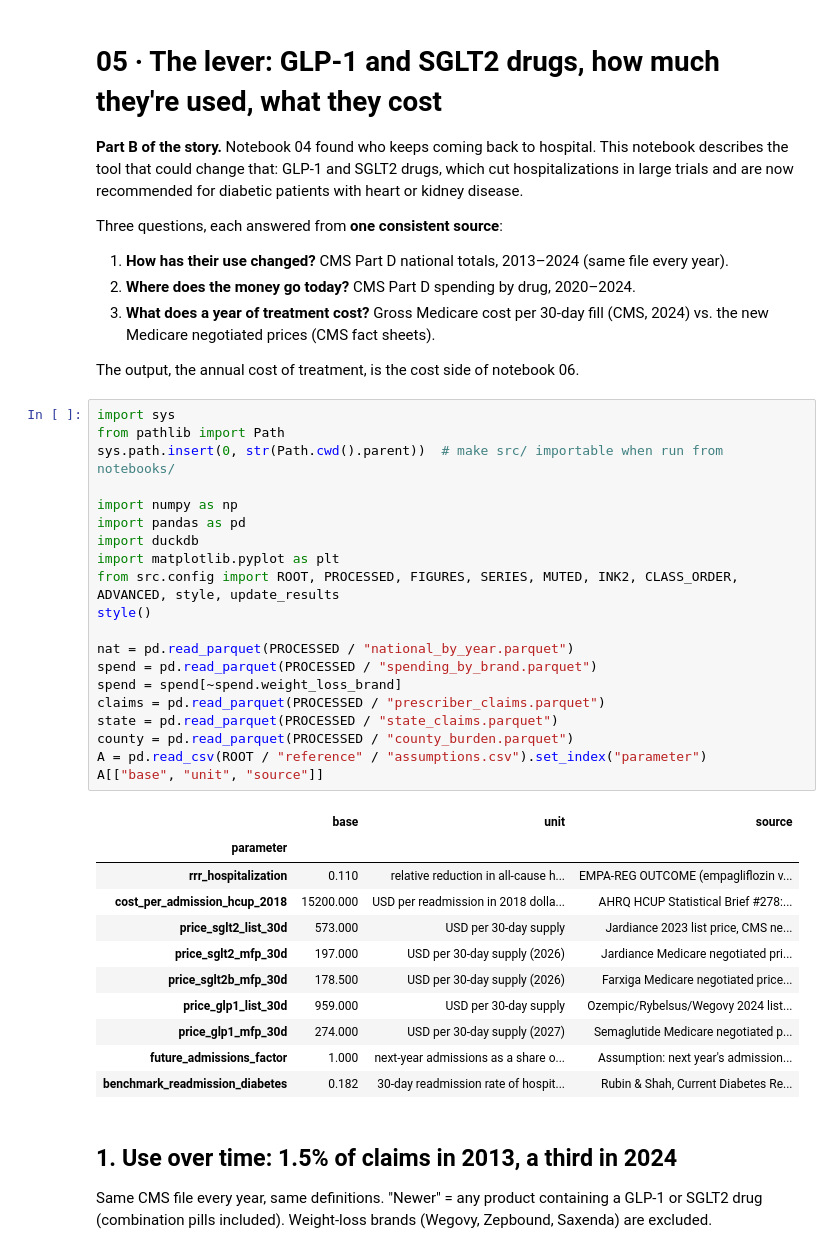
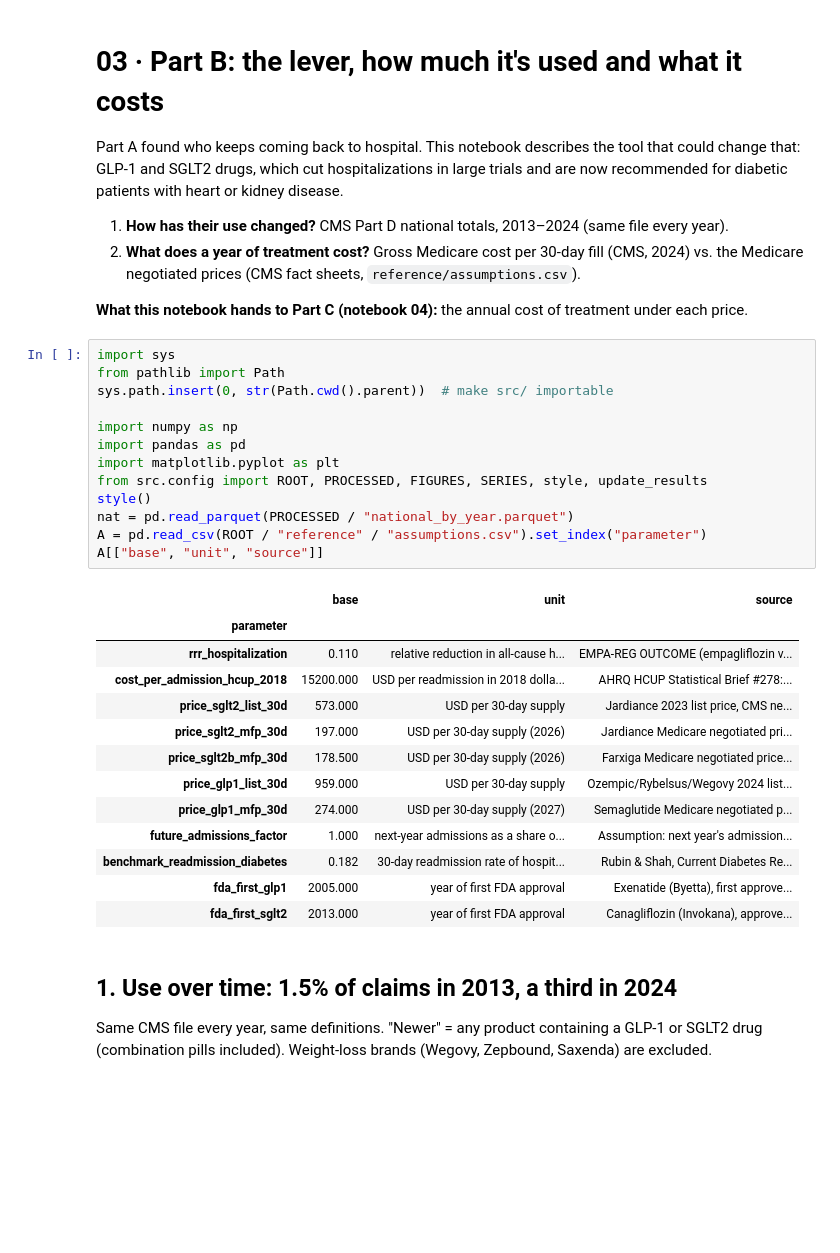
Before and after one commit to Dyuthiv05/personal-project, a Jupyter notebook: notebooks/03_part_b_drugs.ipynb, the cells around one changed output. Saved outputs shown, nothing was run; the diff lists cells and outputs as text; blank space fills up the shorter version.

```diff
--- a/notebooks/05_the_lever_use_and_cost.ipynb
+++ b/notebooks/03_part_b_drugs.ipynb
@@ -1,47 +1,39 @@
 # %% [markdown]
-# 05 · The lever: GLP-1 and SGLT2 drugs, how much they're used, what they cost
+# 03 · Part B: the lever, how much it's used and what it costs
 
-**Part B of the story.** Notebook 04 found who keeps coming back to hospital. This notebook describes the tool that could change that: GLP-1 and SGLT2 drugs, which cut hospitalizations in large trials and are now recommended for diabetic patients with heart or kidney disease.
-
-Three questions, each answered from **one consistent source**:
+Part A found who keeps coming back to hospital. This notebook describes the tool that could change that: GLP-1 and SGLT2 drugs, which cut hospitalizations in large trials and are now recommended for diabetic patients with heart or kidney disease.
 
 1. **How has their use changed?** CMS Part D national totals, 2013–2024 (same file every year).
-2. **Where does the money go today?** CMS Part D spending by drug, 2020–2024.
-3. **What does a year of treatment cost?** Gross Medicare cost per 30-day fill (CMS, 2024) vs. the new Medicare negotiated prices (CMS fact sheets).
+2. **What does a year of treatment cost?** Gross Medicare cost per 30-day fill (CMS, 2024) vs. the Medicare negotiated prices (CMS fact sheets, `reference/assumptions.csv`).
 
-The output, the annual cost of treatment, is the cost side of notebook 06.
+**What this notebook hands to Part C (notebook 04):** the annual cost of treatment under each price.
 # %%
 import sys
 from pathlib import Path
-sys.path.insert(0, str(Path.cwd().parent))  # make src/ importable when run from notebooks/
+sys.path.insert(0, str(Path.cwd().parent))  # make src/ importable
 
 import numpy as np
 import pandas as pd
-import duckdb
 import matplotlib.pyplot as plt
-from src.config import ROOT, PROCESSED, FIGURES, SERIES, MUTED, INK2, CLASS_ORDER, ADVANCED, style, update_results
+from src.config import ROOT, PROCESSED, FIGURES, SERIES, style, update_results
 style()
-
 nat = pd.read_parquet(PROCESSED / "national_by_year.parquet")
-spend = pd.read_parquet(PROCESSED / "spending_by_brand.parquet")
-spend = spend[~spend.weight_loss_brand]
-claims = pd.read_parquet(PROCESSED / "prescriber_claims.parquet")
-state = pd.read_parquet(PROCESSED / "state_claims.parquet")
-county = pd.read_parquet(PROCESSED / "county_burden.parquet")
 A = pd.read_csv(ROOT / "reference" / "assumptions.csv").set_index("parameter")
 A[["base", "unit", "source"]]
 # %% [output]
 |  | base | unit | source |
 | parameter |  |  |  |
 | rrr_hospitalization | 0.110 | relative reduction in all-cause h... | EMPA-REG OUTCOME (empagliflozin v... |
 | cost_per_admission_hcup_2018 | 15200.000 | USD per readmission in 2018 dolla... | AHRQ HCUP Statistical Brief #278:... |
 | price_sglt2_list_30d | 573.000 | USD per 30-day supply | Jardiance 2023 list price, CMS ne... |
 | price_sglt2_mfp_30d | 197.000 | USD per 30-day supply (2026) | Jardiance Medicare negotiated pri... |
 | price_sglt2b_mfp_30d | 178.500 | USD per 30-day supply (2026) | Farxiga Medicare negotiated price... |
 | price_glp1_list_30d | 959.000 | USD per 30-day supply | Ozempic/Rybelsus/Wegovy 2024 list... |
 | price_glp1_mfp_30d | 274.000 | USD per 30-day supply (2027) | Semaglutide Medicare negotiated p... |
 | future_admissions_factor | 1.000 | next-year admissions as a share o... | Assumption: next year's admission... |
 | benchmark_readmission_diabetes | 0.182 | 30-day readmission rate of hospit... | Rubin & Shah, Current Diabetes Re... |
+| fda_first_glp1 | 2005.000 | year of first FDA approval | Exenatide (Byetta), first approve... |
+| fda_first_sglt2 | 2013.000 | year of first FDA approval | Canagliflozin (Invokana), approve... |
 # %% [markdown]
 ## 1. Use over time: 1.5% of claims in 2013, a third in 2024
 
```
Also changed, not shown: parts of 10 cells of this notebook, 23 other files.
